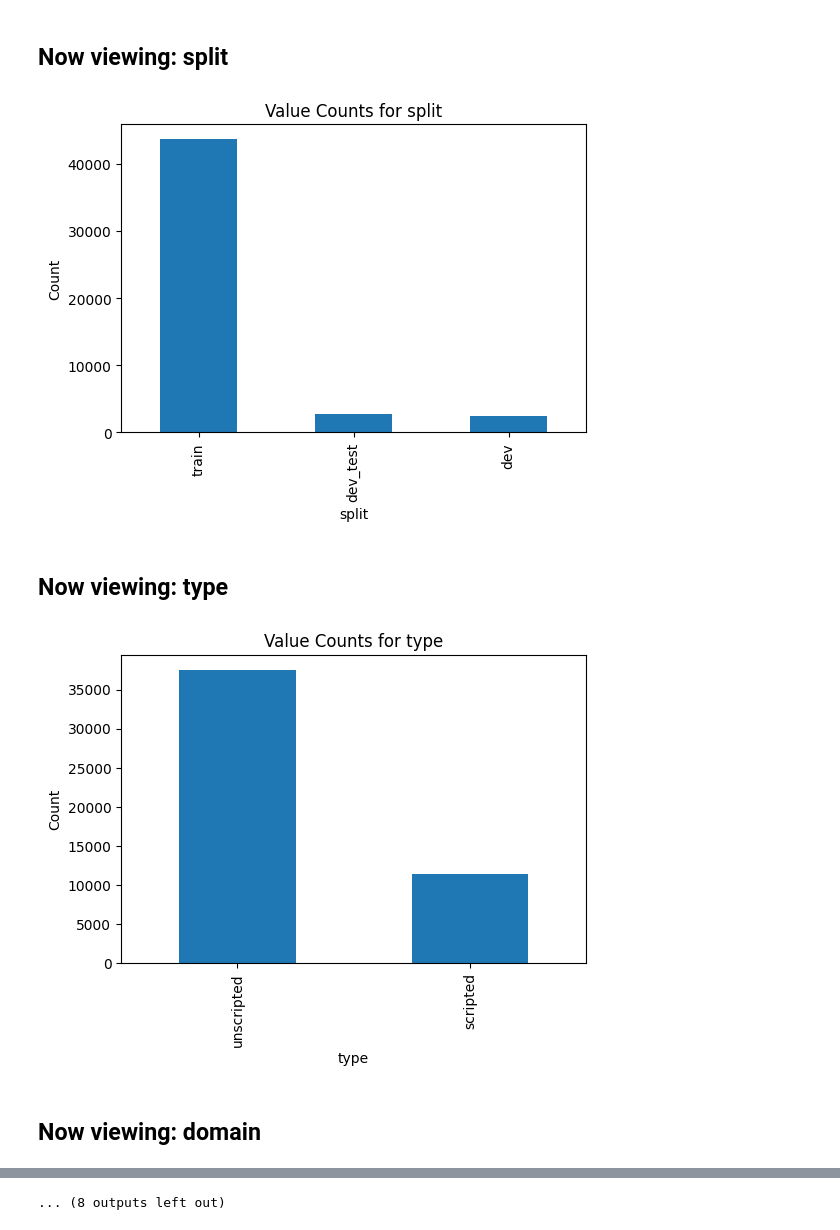
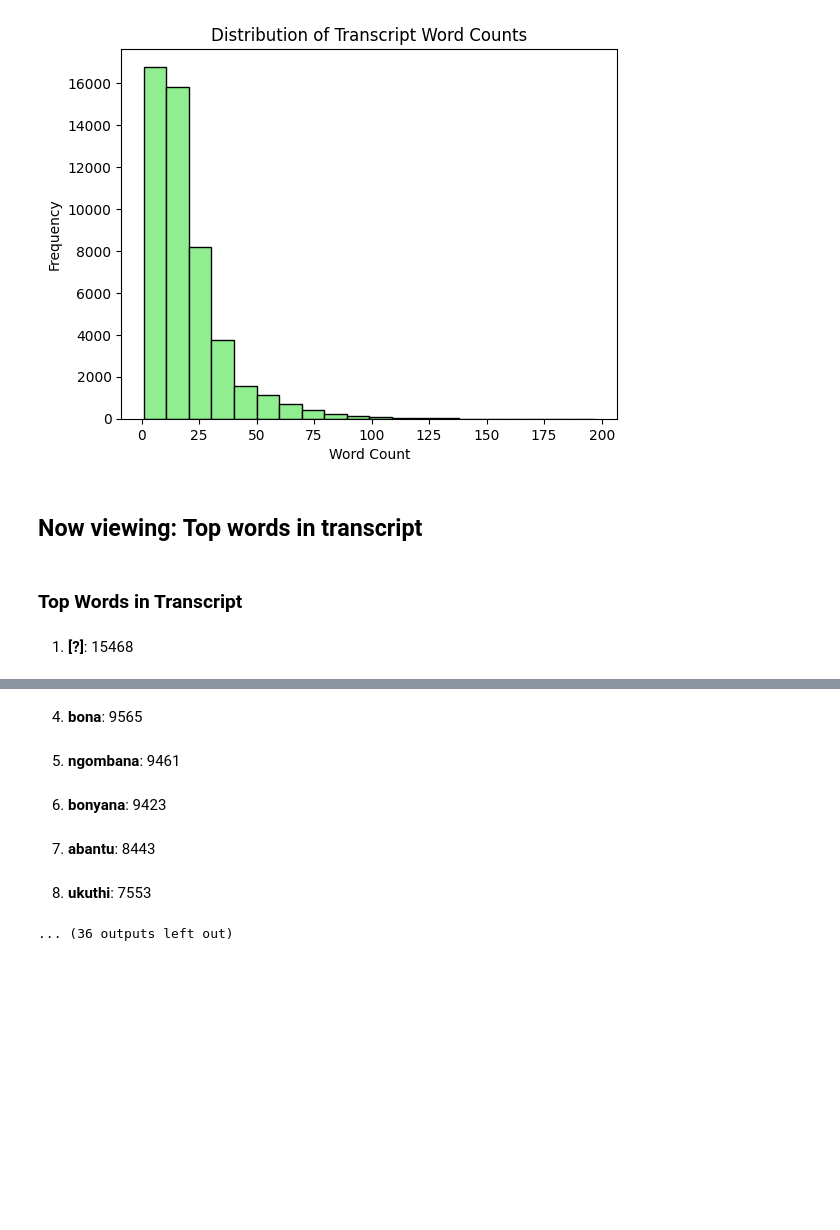
Before and after one commit to Khotso-Bore/MultilingualASR, a Jupyter notebook: za_next_voices_eda.ipynb, the cells around one changed output, grey strips where cells are left out. Cells and saved outputs as stored; diff of their text form; code cells hidden in the pictures; blank space fills up the shorter version.

```diff
--- a/za_next_voices_eda.ipynb
+++ b/za_next_voices_eda.ipynb
@@ -14,46 +202,21 @@ csv_files = list(folder_path.glob("*.csv"))
 # %%
-for file in csv_files[:1]:
-    df = pd.read_csv(csv_files[0])
+for language, code in list(lang_dict.items())[:2]:
+    df_filtered = df[df['language'] == code]
 
-    #display(df.head(5))
+    df_filtered['transcript_word_count'] = df_filtered['transcript'].apply(lambda x: len(str(x).split()))
+    plt.hist(df_filtered['transcript_word_count'], bins=20, color="lightgreen", edgecolor="black")
+    plt.title("Distribution of Transcript Word Counts")
+    plt.xlabel("Word Count")
+    plt.ylabel("Frequency")
+    plt.show()
 
 
-    df = df.astype({"split":'category','audio_id':'string','recorder_uuid':'string'},)
-    df = df.astype({'type':'category','domain':'category','topic':'category',})
-    df = df.astype({'scenario':'string','transcript':'string','document_id':'string','source_document':'category'})
-    df = df.astype({'microphone_device_id':'string','microphone_label':'category'})
-
-    df.info()
-
-    drop_coloumns = ['language','system_file_name','file_name','full_path']
-    display(df.drop(columns=drop_coloumns).describe(include='all'))
-    #drop_coloums = ['langauge','system_file_name','file_name','full_path']
-
-    display_coloumns = ['split','type','domain','microphone_label', 'source_document']
-    for col in df[display_coloumns].columns:
-        # Use display() combined with Markdown()
-        display(Markdown(f"## Now viewing: **{col}**"))
-
-        plt.figure(figsize=(6, 4))
-        df[col].value_counts().plot(kind="bar")
-        plt.title(f"Value Counts for {col}")
-        plt.xlabel(col)
-        plt.ylabel("Count")
-        plt.show()
-
-    display_coloumns = ['duration','size_bytes','signal_to_noise_ratio','audio_num_samples']
-    for col in df[display_coloumns].columns:
-
-        display(Markdown(f"## Now viewing: **{col}**"))
-
-        # Pass the data array/series directly
-        plt.hist(df[col], bins=15, color="skyblue", edgecolor="black")
-
-        # Adding labels
-        plt.title(f"Distribution of {col}")
-        plt.xlabel(f"{col} Group")
-        plt.ylabel("Count")
-
-        # Display the plot
-        plt.show()
+    display(Markdown(f"## Now viewing: **Top words in transcript**"))
+    from collections import Counter
+    all_words = ' '.join(df_filtered['transcript'].dropna()).lower().split()
+    word_counts = Counter(all_words)
+    top_words = word_counts.most_common(20)
+    display(Markdown(f"### Top Words in Transcript"))
+    for i, (word, count) in enumerate(top_words, start=1):
+        display(Markdown(f"{i}. **{word}**: {count}"))
 # %% [output]
@@ -89,5 +228,4 @@ memory usage: 6.3+ MB
+[figure, new version]
-## Now viewing: **split**
+## Now viewing: **Top words in transcript**
-[figure, old version]
-## Now viewing: **type**
+### Top Words in Transcript
-[figure, removed]
-## Now viewing: **domain**
+1. **[?]**: 15468
@@ -99 +234,6 @@ memory usage: 6.3+ MB
+4. **bona**: 9565
+5. **ngombana**: 9461
+6. **bonyana**: 9423
+7. **abantu**: 8443
+8. **ukuthi**: 7553
-... (8 outputs left out)
+... (36 outputs left out)
```
Also changed, not shown: parts of 14 cells of this notebook.
